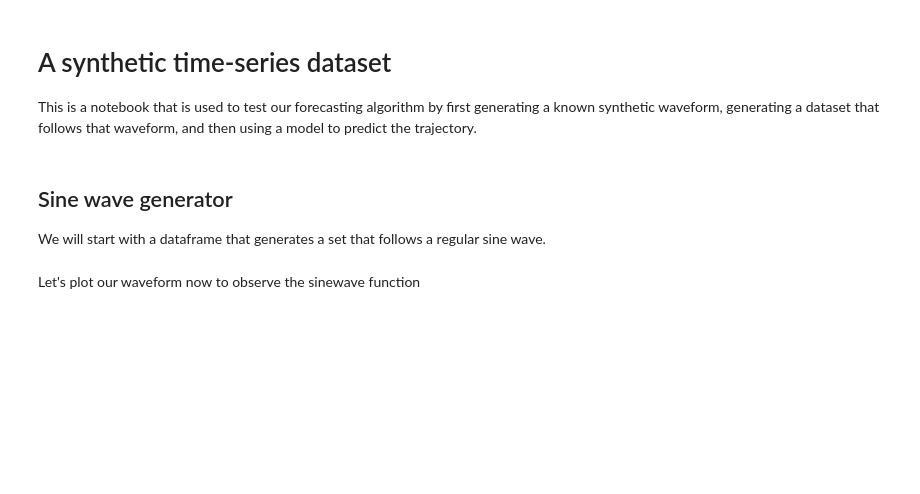
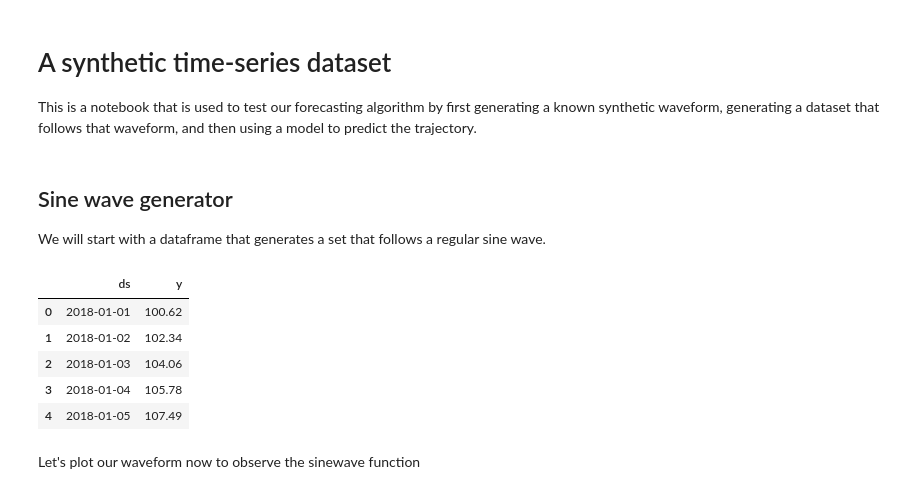
Before and after one commit to john-s-lin/can-covid-wave, a Jupyter notebook: synthetic/synth_set.ipynb, the cells around one changed output. Saved outputs shown, nothing was run; the diff lists cells and outputs as text; code cells hidden in the pictures; blank space fills up the shorter version.

```diff
--- a/synthetic/synth_set.ipynb
+++ b/synthetic/synth_set.ipynb
@@ -14,17 +13,26 @@ We will start with a dataframe that generates a set that follows a regular sine
 # %%
 DAY = 24 * 60 ** 2
 YEAR = DAY * 365.2425
 
 def sine_frame():
     """Generates a dataframe with a sine waveform"""
-    df = pd.DataFrame(columns=['date', 'y'])
-    df['date'] = pd.date_range(start='2018-01-01', end='2020-12-31', freq='d')
-    df['y'] = 1 + np.sin(df['date'].view(np.int64) // 1e9 * (2 * np.pi / YEAR))
+    # Note that Prophet requires the column names to be 'ds' and 'y'
+    df = pd.DataFrame(columns=['ds', 'y'])
+    df['ds'] = pd.date_range(start='2018-01-01', end='2022-12-31', freq='d')
+    df['y'] = 1 + np.sin(df['ds'].view(np.int64) // 1e9 * (2 * np.pi / YEAR))
     df['y'] = (df['y'] * 100).round(2)
-    df['date'] = df['date'].apply(lambda x : x.strftime("%Y-%m-%d"))
+    df['ds'] = df['ds'].apply(lambda x : x.strftime("%Y-%m-%d"))
     return df
 
 test_df = sine_frame()
+test_df.head()
+# %% [output]
+|  | ds | y |
+| 0 | 2018-01-01 | 100.62 |
+| 1 | 2018-01-02 | 102.34 |
+| 2 | 2018-01-03 | 104.06 |
+| 3 | 2018-01-04 | 105.78 |
+| 4 | 2018-01-05 | 107.49 |
 # %% [markdown]
 Let's plot our waveform now to observe the sinewave function
 # %%
```
Also changed, not shown: parts of 5 cells of this notebook, 2 other files.
